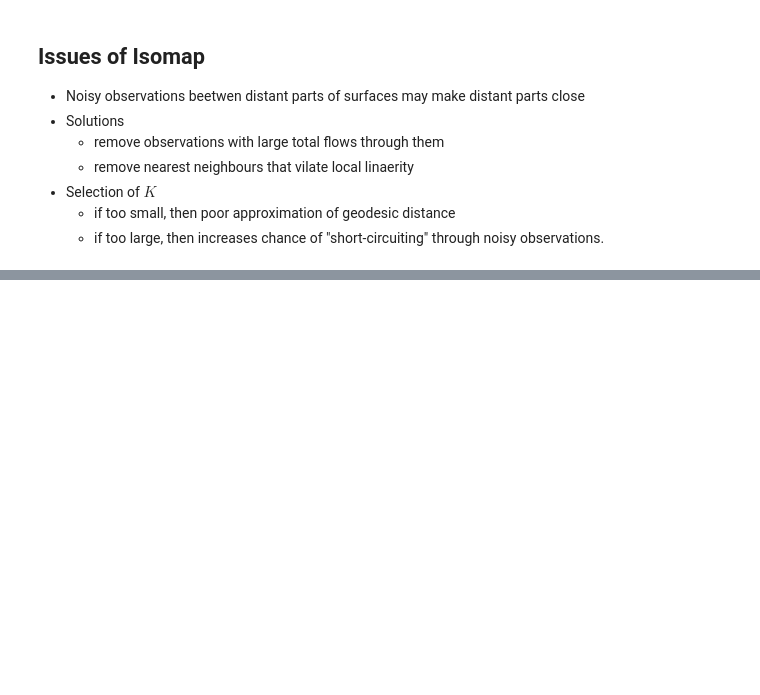
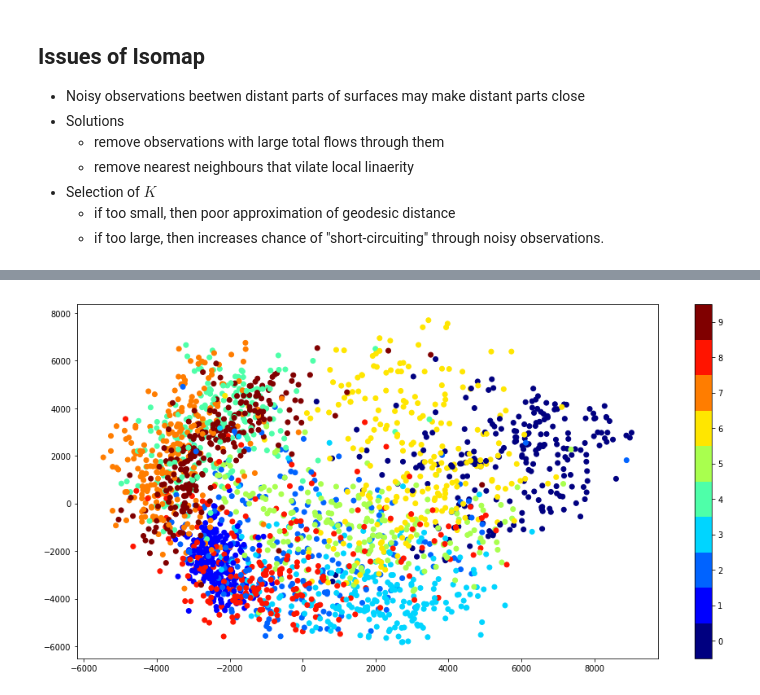
Before and after one commit to bvdmitri/ml-course, a Jupyter notebook: 03.presentos/presentos.ipynb, the cells around one changed output, grey strips where cells are left out. Saved outputs shown, nothing was run; the diff lists cells and outputs as text; code cells hidden in the pictures; blank space fills up the shorter version.

```diff
--- a/03.presentos/presentos.ipynb
+++ b/03.presentos/presentos.ipynb
@@ -81,0 +147,14 @@ Typical datasets for dimensionality reduction evaluation
+# %%
+from sklearn.manifold import Isomap
+# use only 1/30 of the data: full dataset takes a long time!
+data = mnist.data[::30]
+target = mnist.target[::30]
+
+model = Isomap(n_components=2)
+proj = model.fit_transform(data)
+plt.figure(figsize=(16, 8))
+plt.scatter(proj[:, 0], proj[:, 1], c=target, cmap=plt.cm.get_cmap('jet', 10))
+plt.colorbar(ticks=range(10))
+plt.clim(-0.5, 9.5);
+# %% [output]
+[figure, added]
```
Also changed, not shown: parts of 10 cells of this notebook, 2 other files.
